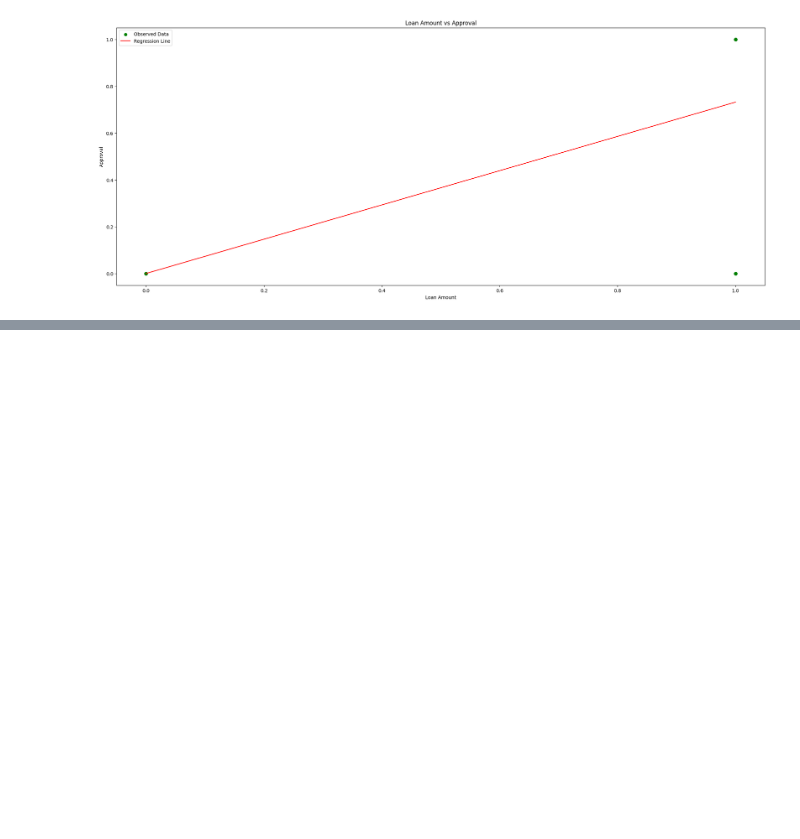
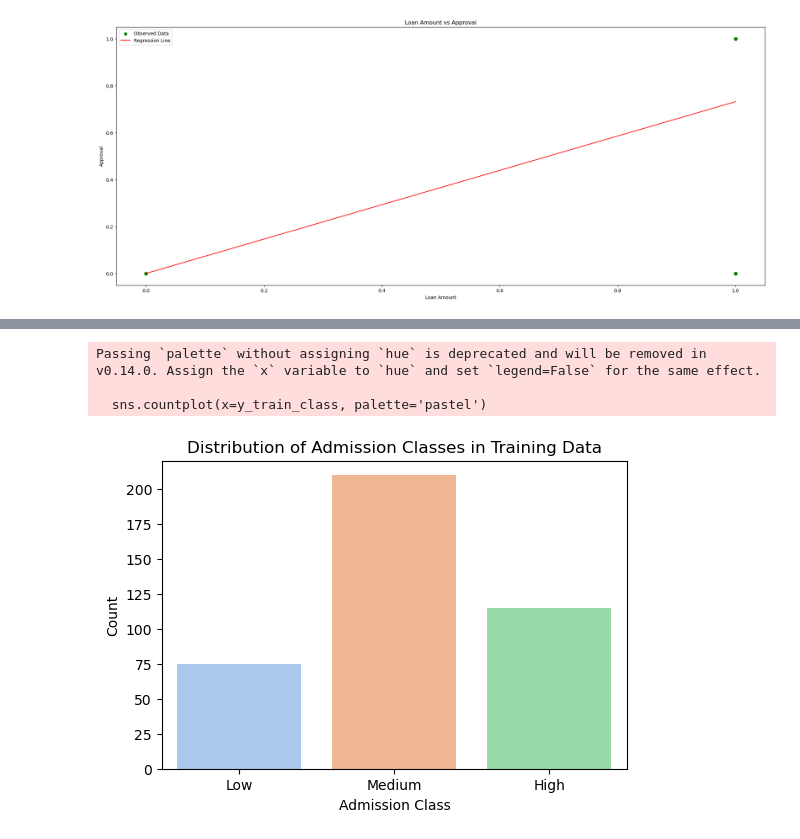
Before and after one commit to ramprashant66/CSC177_Poject1, a Jupyter notebook: assignment 2/loan-approval/Assignment2.ipynb, the cells around one changed output, grey strips where cells are left out. Drawn from its saved outputs; the diff is of its cells as text; code cells hidden in the pictures; blank space fills up the shorter version.

```diff
--- a/assignment 2/loan-approval/Assignment2.ipynb
+++ b/assignment 2/loan-approval/Assignment2.ipynb
@@ -774,0 +776,23 @@ print(rules)
+# %%
+# --- Prepare Data for Classification ---
+# Create classification target by binning the continuous target
+# Define bins and labels (e.g., Low, Medium, High chance of admit)
+bins = [0, 0.6, 0.8, 1.0]
+labels = ["Low", "Medium", "High"]
+
+# Apply binning on the train and test targets separately
+y_train_class = pd.cut(y_train_cont, bins=bins, labels=labels)
+y_test_class = pd.cut(y_test_cont, bins=bins, labels=labels)
+
+# Optional: Display class distribution
+plt.figure(figsize=(6,4))
+sns.countplot(x=y_train_class, palette='pastel')
+plt.title("Distribution of Admission Classes in Training Data")
+plt.xlabel("Admission Class")
+plt.ylabel("Count")
+plt.show()
+# %% [output]
+Passing `palette` without assigning `hue` is deprecated and will be removed in v0.14.0. Assign the `x` variable to `hue` and set `legend=False` for the same effect.
+
+  sns.countplot(x=y_train_class, palette='pastel')
+[figure, added]
```
Also changed, not shown: parts of 15 cells of this notebook, 1 other file.
